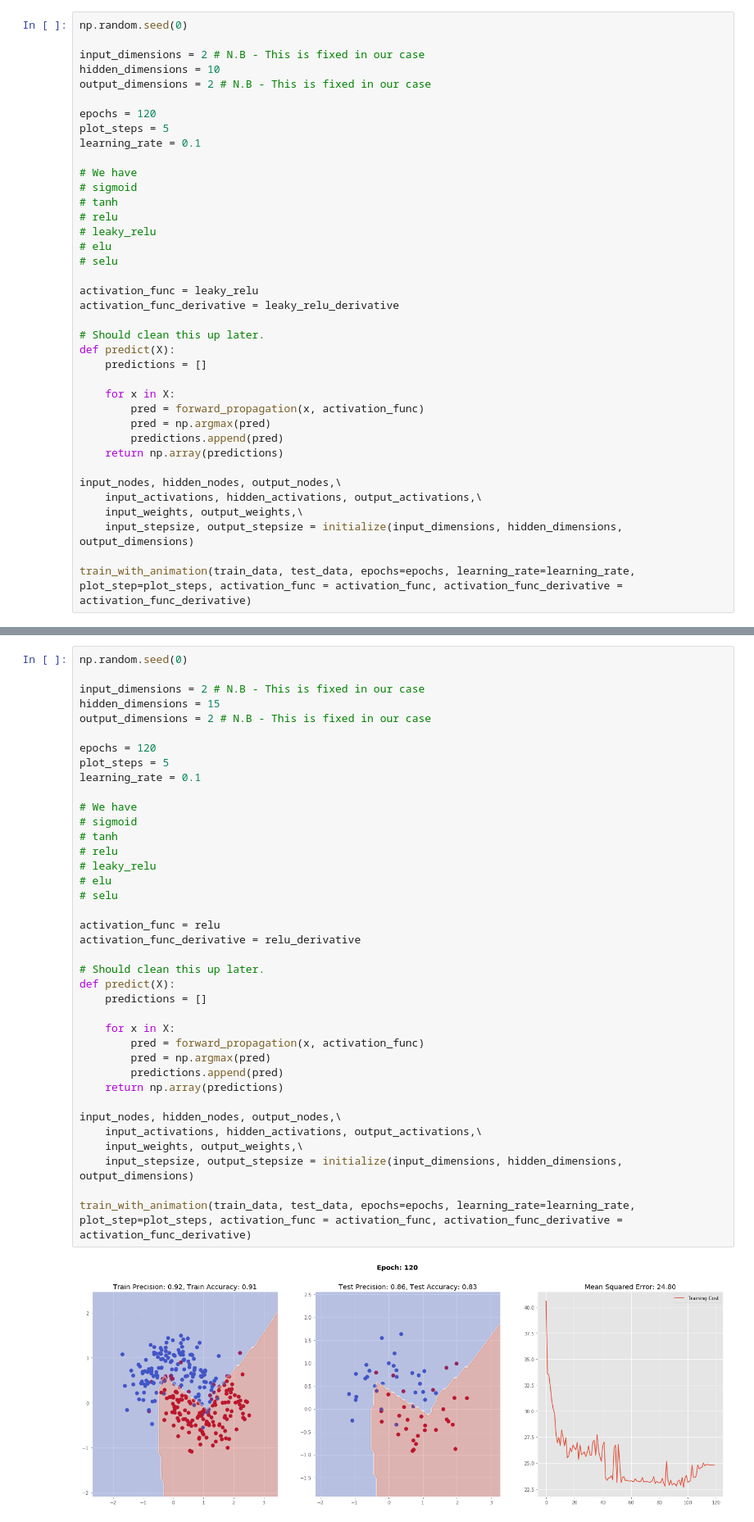
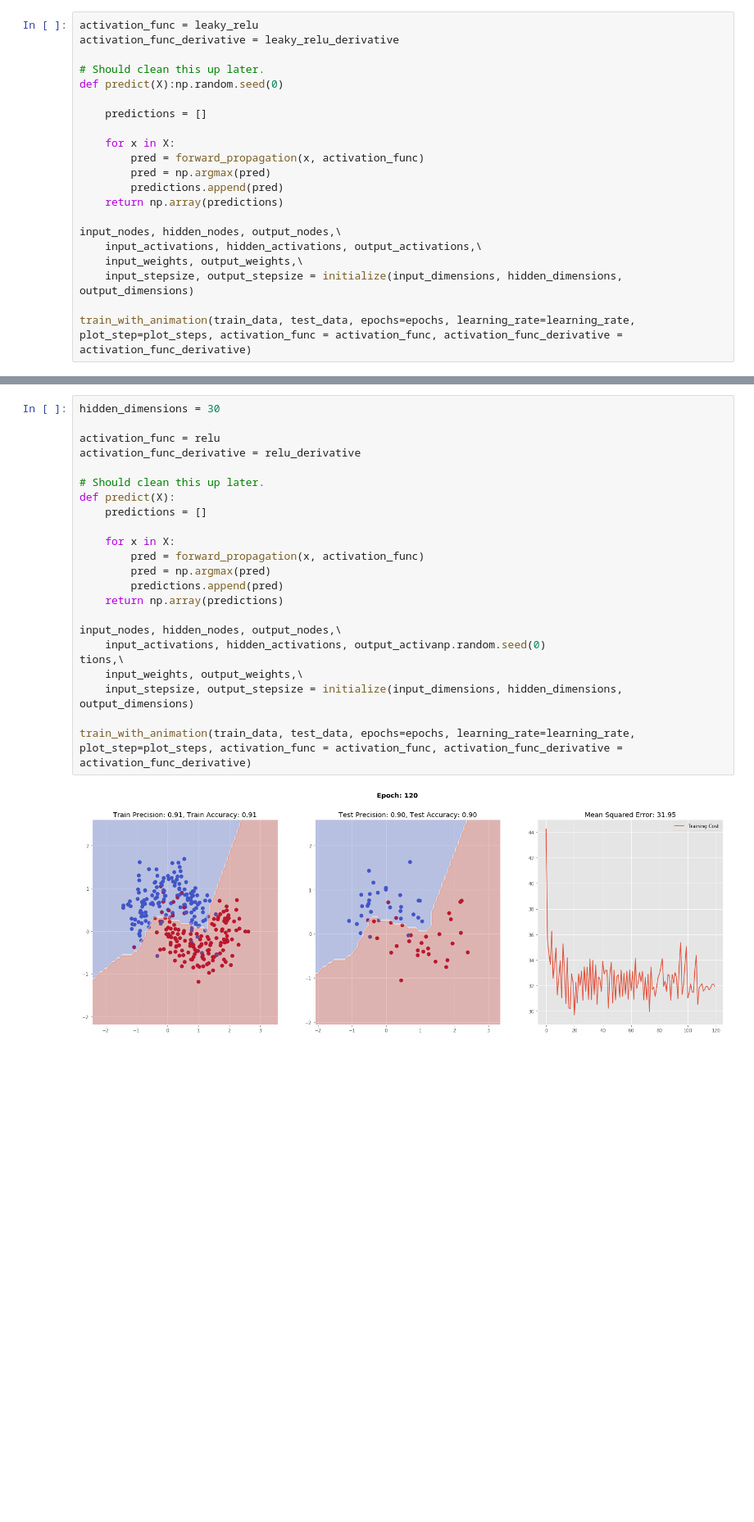
Before and after one commit to A-T-Kristensen/02456-deep-learning, a Jupyter notebook: notebooks/lab1_Introduction/2.OPT_Pure_Python.ipynb, the cells around one changed output, grey strips where cells are left out. Shown at 82% size. Saved outputs shown, nothing was run; the diff lists cells and outputs as text; blank space fills up the shorter version.

```diff
--- a/notebooks/lab1_Introduction/2.OPT_Pure_Python.ipynb
+++ b/notebooks/lab1_Introduction/2.OPT_Pure_Python.ipynb
@@ -544,27 +546,10 @@ train_with_animation(train_data, test_data, epochs=epochs, learning_rate=learnin
 # %%
-np.random.seed(0)
-
-input_dimensions = 2 # N.B - This is fixed in our case
-hidden_dimensions = 10
-output_dimensions = 2 # N.B - This is fixed in our case
-
-epochs = 120
-plot_steps = 5
-learning_rate = 0.1
-
-# We have
-# sigmoid
-# tanh
-# relu
-# leaky_relu
-# elu
-# selu
-
 activation_func = leaky_relu
 activation_func_derivative = leaky_relu_derivative
 
 # Should clean this up later.
-def predict(X):
+def predict(X):np.random.seed(0)
+
     predictions = []
 
     for x in X:
@@ -585,40 +574,25 @@ train_with_animation(train_data, test_data, epochs=epochs, learning_rate=learnin
 # %%
-np.random.seed(0)
-
-input_dimensions = 2 # N.B - This is fixed in our case
-hidden_dimensions = 15
-output_dimensions = 2 # N.B - This is fixed in our case
-
-epochs = 120
-plot_steps = 5
-learning_rate = 0.1
-
-# We have
-# sigmoid
-# tanh
-# relu
-# leaky_relu
-# elu
-# selu
+hidden_dimensions = 30
 
 activation_func = relu
 activation_func_derivative = relu_derivative
 
 # Should clean this up later.
 def predict(X):
     predictions = []
 
     for x in X:
         pred = forward_propagation(x, activation_func)
         pred = np.argmax(pred)
         predictions.append(pred)
     return np.array(predictions)
 
 input_nodes, hidden_nodes, output_nodes,\
-    input_activations, hidden_activations, output_activations,\
+    input_activations, hidden_activations, output_activanp.random.seed(0)
+tions,\
     input_weights, output_weights,\
     input_stepsize, output_stepsize = initialize(input_dimensions, hidden_dimensions, output_dimensions)
 
 train_with_animation(train_data, test_data, epochs=epochs, learning_rate=learning_rate, plot_step=plot_steps, activation_func = activation_func, activation_func_derivative = activation_func_derivative)
 # %% [output]
-[figure, old version]
+[figure, new version]
```
Also changed, not shown: parts of 13 cells of this notebook, 2 other files.
